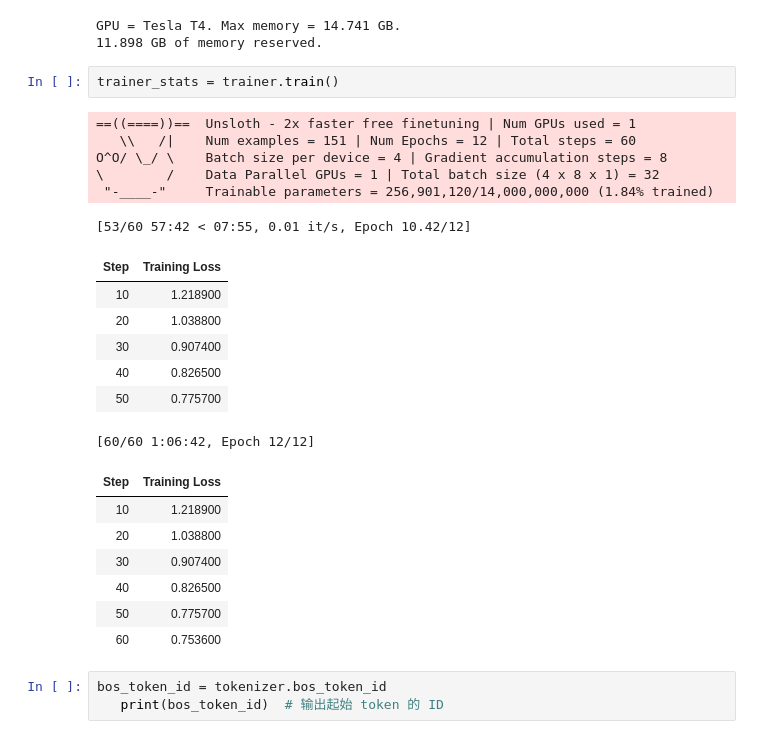
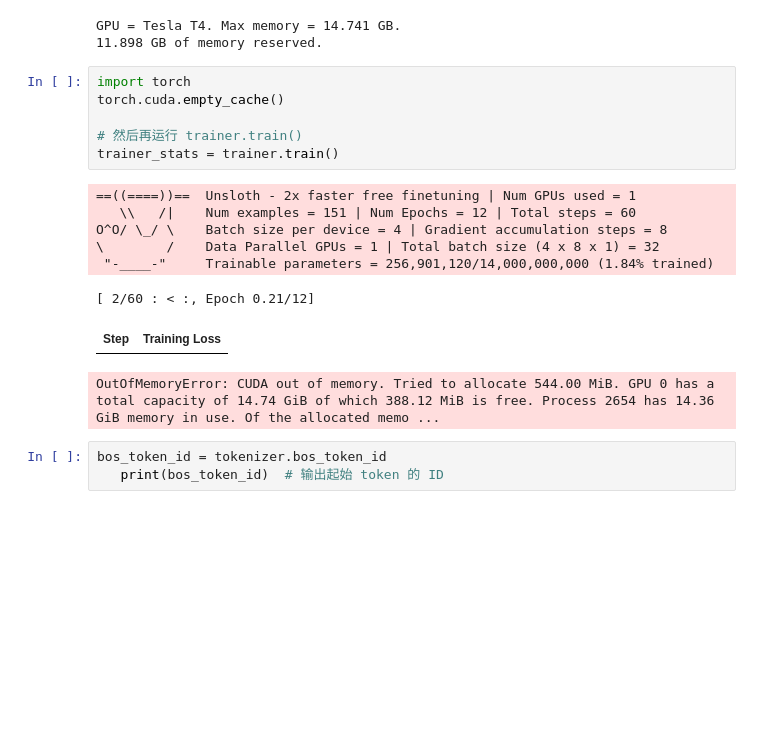
Before and after one commit to carl03111/unsloth, a Jupyter notebook: nb/Qwen3_(14B)-Alpaca.ipynb, the cells around one changed output. Cells and saved outputs as stored; diff of their text form; blank space fills up the shorter version.

```diff
--- a/nb/Qwen3_(14B)-Alpaca.ipynb
+++ b/nb/Qwen3_(14B)-Alpaca.ipynb
@@ -198,29 +195,21 @@ print(f"{start_gpu_memory} GB of memory reserved.")
 # %% [output]
 GPU = Tesla T4. Max memory = 14.741 GB.
 11.898 GB of memory reserved.
-# %%
-trainer_stats = trainer.train()
-# %% [output]
-==((====))==  Unsloth - 2x faster free finetuning | Num GPUs used = 1
-   \\   /|    Num examples = 151 | Num Epochs = 12 | Total steps = 60
-O^O/ \_/ \    Batch size per device = 4 | Gradient accumulation steps = 8
-\        /    Data Parallel GPUs = 1 | Total batch size (4 x 8 x 1) = 32
- "-____-"     Trainable parameters = 256,901,120/14,000,000,000 (1.84% trained)
-[53/60 57:42 < 07:55, 0.01 it/s, Epoch 10.42/12]
-| Step | Training Loss |
-| 10 | 1.218900 |
-| 20 | 1.038800 |
-| 30 | 0.907400 |
-| 40 | 0.826500 |
-| 50 | 0.775700 |
-[60/60 1:06:42, Epoch 12/12]
-| Step | Training Loss |
-| 10 | 1.218900 |
-| 20 | 1.038800 |
-| 30 | 0.907400 |
-| 40 | 0.826500 |
-| 50 | 0.775700 |
-| 60 | 0.753600 |
+# %%
+import torch
+torch.cuda.empty_cache()
+
+# 然后再运行 trainer.train()
+trainer_stats = trainer.train()
+# %% [output]
+==((====))==  Unsloth - 2x faster free finetuning | Num GPUs used = 1
+   \\   /|    Num examples = 151 | Num Epochs = 12 | Total steps = 60
+O^O/ \_/ \    Batch size per device = 4 | Gradient accumulation steps = 8
+\        /    Data Parallel GPUs = 1 | Total batch size (4 x 8 x 1) = 32
+ "-____-"     Trainable parameters = 256,901,120/14,000,000,000 (1.84% trained)
+[ 2/60 : < :, Epoch 0.21/12]
+| Step | Training Loss |
+OutOfMemoryError: CUDA out of memory. Tried to allocate 544.00 MiB. GPU 0 has a total capacity of 14.74 GiB of which 388.12 MiB is free. Process 2654 has 14.36 GiB memory in use. Of the allocated memo ...
 # %%
 bos_token_id = tokenizer.bos_token_id
    print(bos_token_id)  # 输出起始 token 的 ID
```
Also changed, not shown: parts of 2 cells of this notebook.
